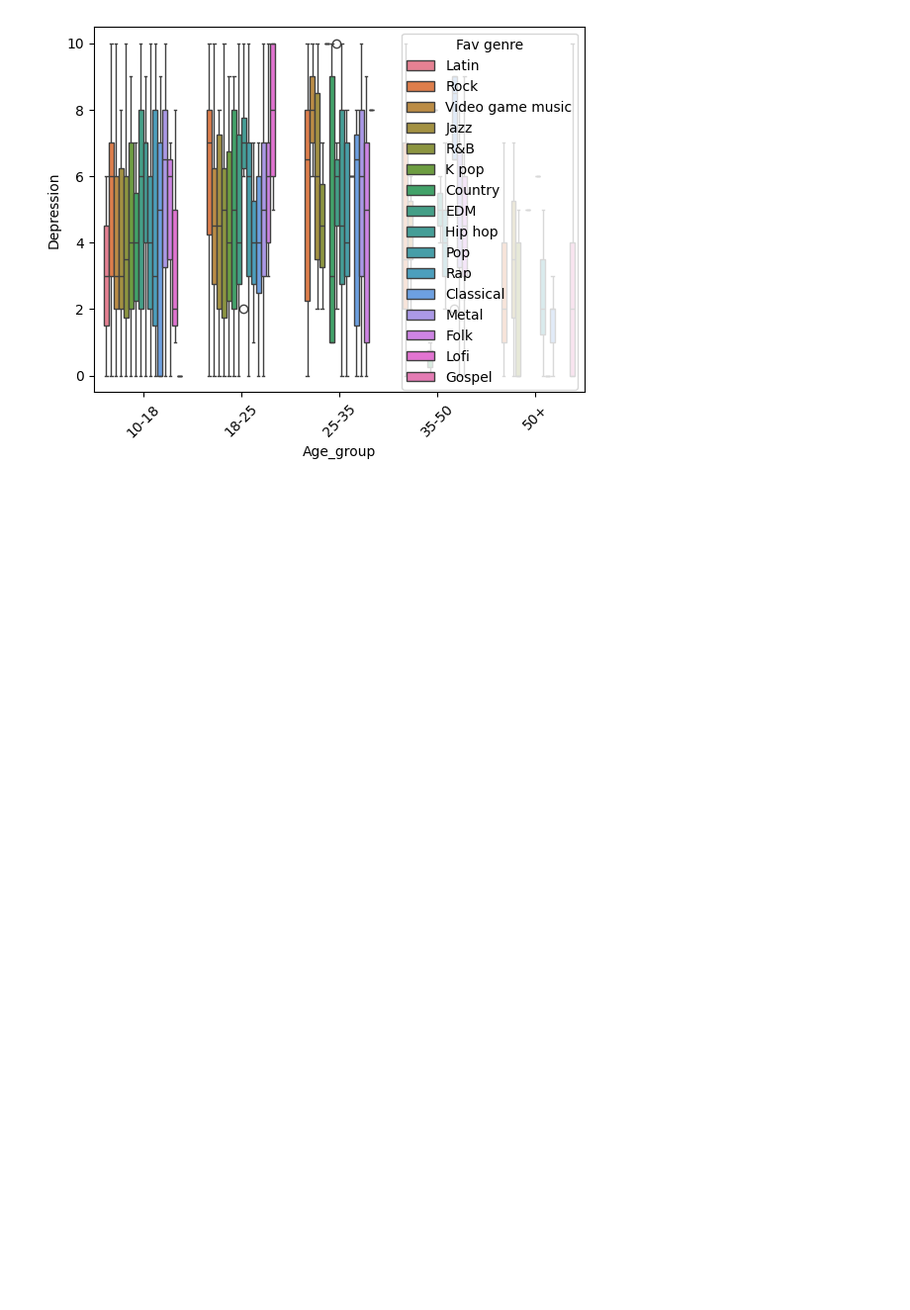
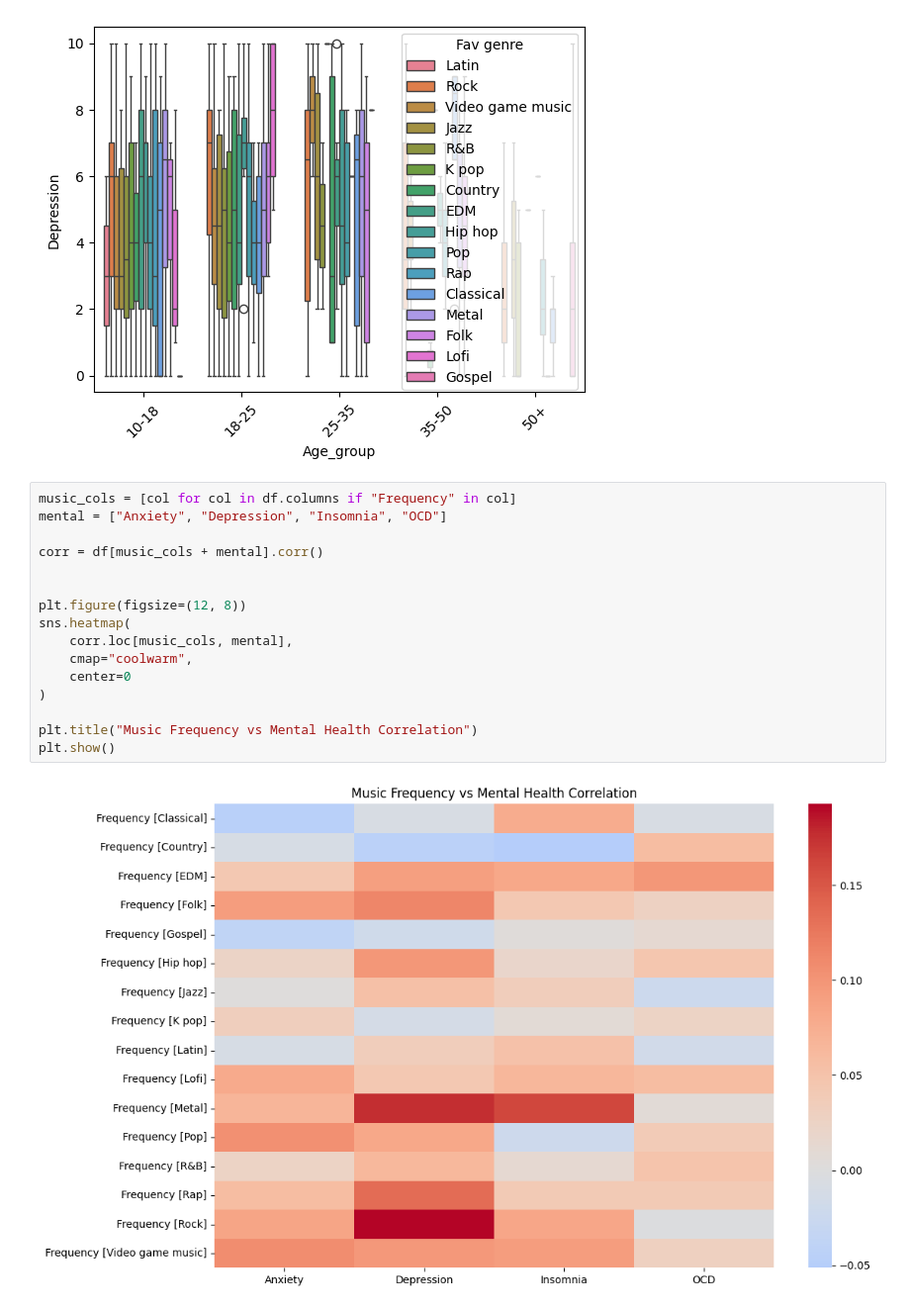
Before and after one commit to lrondal/I-am-hungry, a Jupyter notebook: project_dataVis_Letort_Rondal.ipynb, the cells around one changed output. Shown at 99% size. Cells and saved outputs as stored; diff of their text form; blank space fills up the shorter version.

Commit message:
Add charts about mental health and type of music

```diff
--- a/project_dataVis_Letort_Rondal.ipynb
+++ b/project_dataVis_Letort_Rondal.ipynb
@@ -482,3 +482,21 @@ plt.xticks(rotation=45)
 plt.show()
 # %% [output]
 [figure]
+# %%
+music_cols = [col for col in df.columns if "Frequency" in col]
+mental = ["Anxiety", "Depression", "Insomnia", "OCD"]
+
+corr = df[music_cols + mental].corr()
+
+
+plt.figure(figsize=(12, 8))
+sns.heatmap(
+    corr.loc[music_cols, mental],
+    cmap="coolwarm",
+    center=0
+)
+
+plt.title("Music Frequency vs Mental Health Correlation")
+plt.show()
+# %% [output]
+[figure, added]
```
Also changed, not shown: parts of 5 cells of this notebook.
